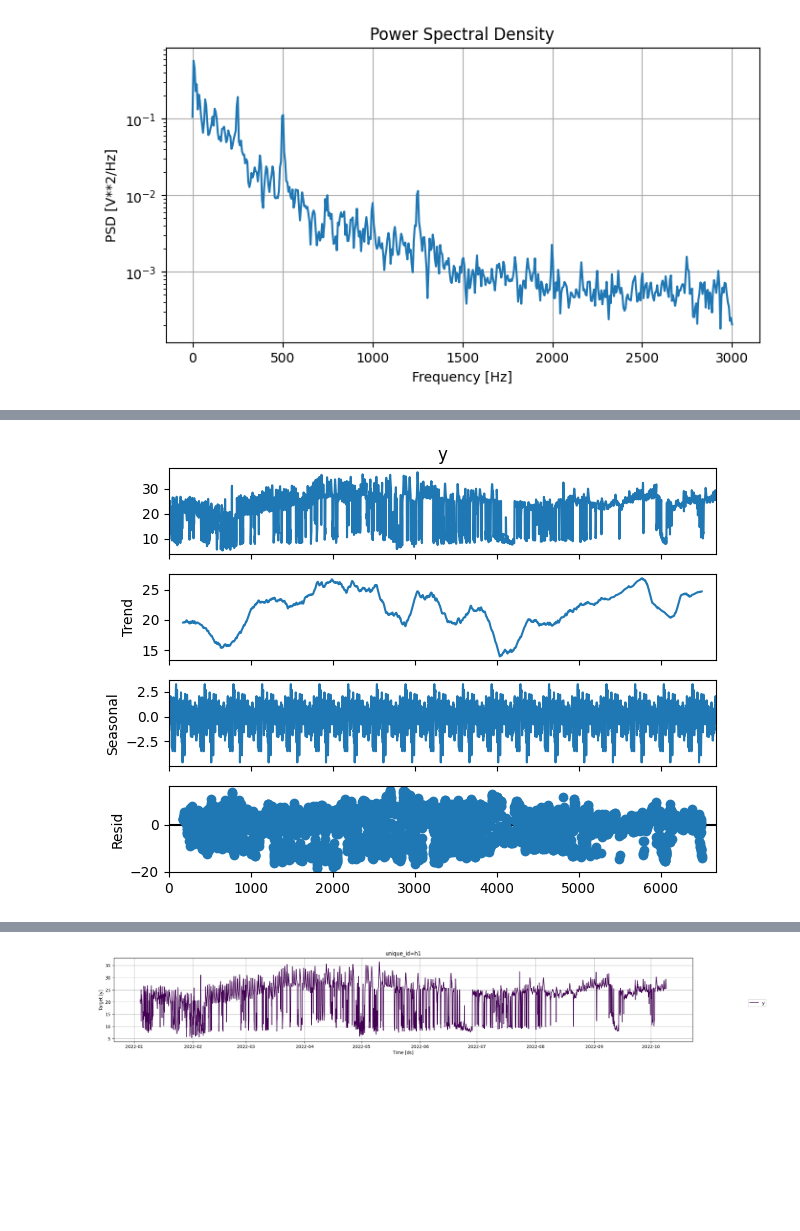
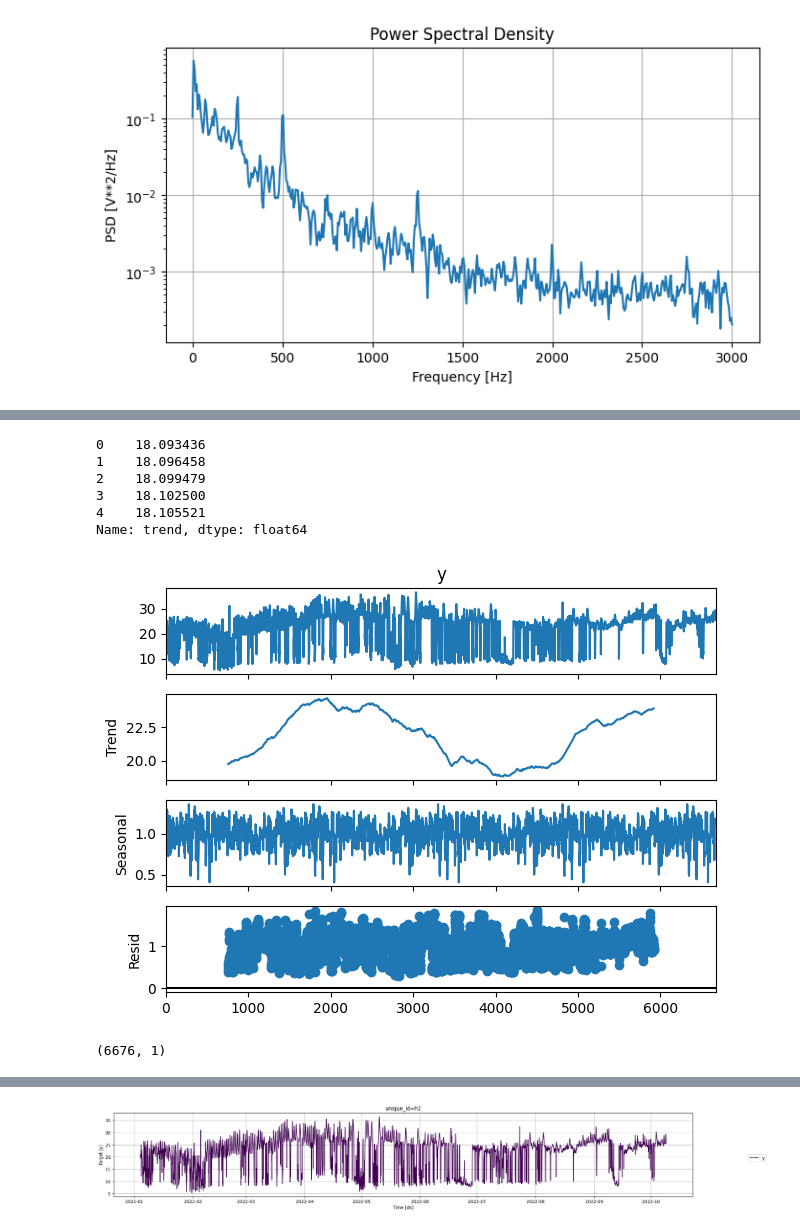
Before and after one commit to uvamsi76/Power_Consumption_prediction_timeseries, a Jupyter notebook: test_2.ipynb, the cells around one changed output, grey strips where cells are left out. Drawn from its saved outputs; the diff is of its cells as text; code cells hidden in the pictures; blank space fills up the shorter version.

```diff
--- a/test_2.ipynb
+++ b/test_2.ipynb
@@ -63,7 +83,17 @@ plt.show()
+# %%
+trend=result.trend
+trend.head()
+# %% [output]
+0    18.093436
+1    18.096458
+2    18.099479
+3    18.102500
+4    18.105521
+Name: trend, dtype: float64
 # %%
 from statsmodels.tsa.seasonal import seasonal_decompose
-result = seasonal_decompose(df1['y'], model='additive', period=350)
+result = seasonal_decompose(df1['y'], model='multiplicative', period=24*7)
 result.plot()
 plt.show()
 # %% [output]
-[figure, old version]
+[figure, new version]
@@ -69,0 +102,5 @@ plt.show()
+# %%
+a=pd.DataFrame(a)
+a.shape
+# %% [output]
+(6676, 1)
```
Also changed, not shown: parts of 16 cells of this notebook, 11 other files.
